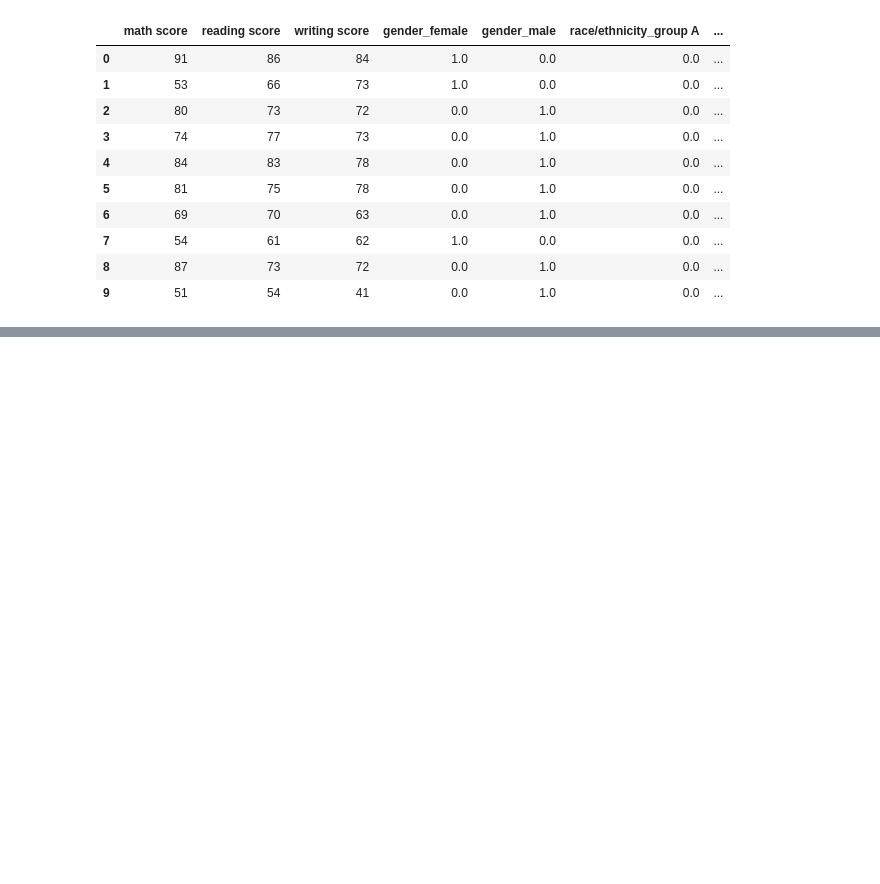
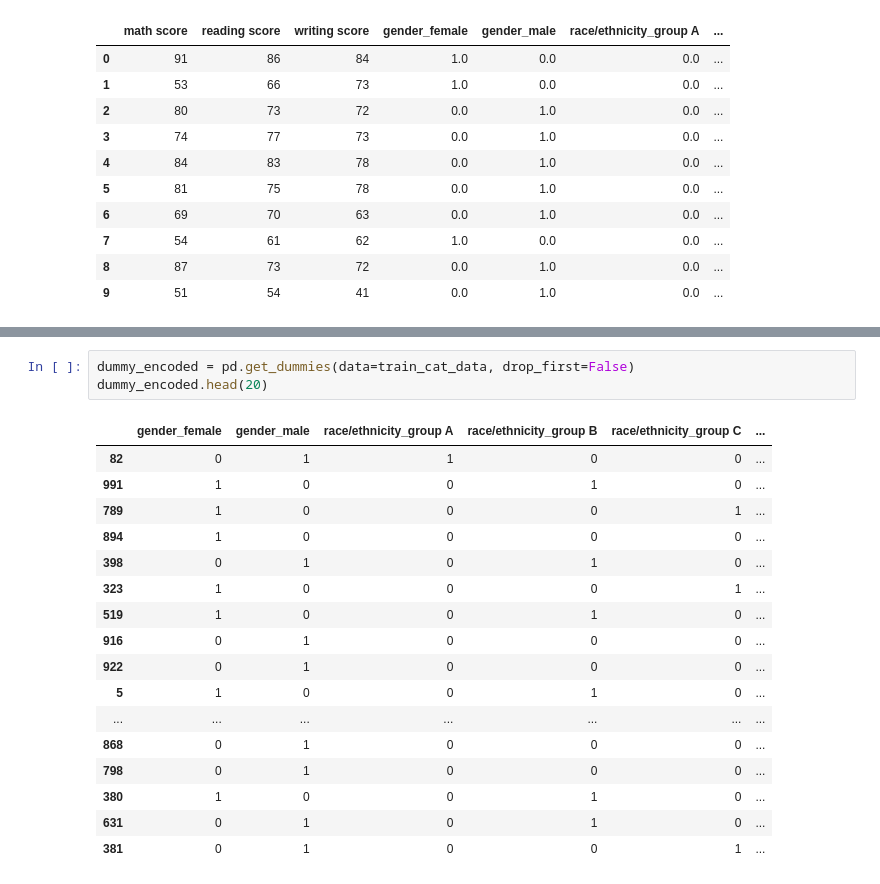
Before and after one commit to justinacgray/Data_Science, a Jupyter notebook: machine_learning_practice/student_perform/student_perform.ipynb, the cells around one changed output, grey strips where cells are left out. Saved outputs shown, nothing was run; the diff lists cells and outputs as text; blank space fills up the shorter version.

```diff
--- a/machine_learning_practice/student_perform/student_perform.ipynb
+++ b/machine_learning_practice/student_perform/student_perform.ipynb
@@ -247,0 +282,21 @@ X_test_df.head(10)
+# %%
+dummy_encoded = pd.get_dummies(data=train_cat_data, drop_first=False)
+dummy_encoded.head(20)
+# %% [output]
+|  | gender_female | gender_male | race/ethnicity_group A | race/ethnicity_group B | race/ethnicity_group C | ... |
+| 82 | 0 | 1 | 1 | 0 | 0 | ... |
+| 991 | 1 | 0 | 0 | 1 | 0 | ... |
+| 789 | 1 | 0 | 0 | 0 | 1 | ... |
+| 894 | 1 | 0 | 0 | 0 | 0 | ... |
+| 398 | 0 | 1 | 0 | 1 | 0 | ... |
+| 323 | 1 | 0 | 0 | 0 | 1 | ... |
+| 519 | 1 | 0 | 0 | 1 | 0 | ... |
+| 916 | 0 | 1 | 0 | 0 | 0 | ... |
+| 922 | 0 | 1 | 0 | 0 | 0 | ... |
+| 5 | 1 | 0 | 0 | 1 | 0 | ... |
+| ... | ... | ... | ... | ... | ... | ... |
+| 868 | 0 | 1 | 0 | 0 | 0 | ... |
+| 798 | 0 | 1 | 0 | 0 | 0 | ... |
+| 380 | 1 | 0 | 0 | 1 | 0 | ... |
+| 631 | 0 | 1 | 0 | 1 | 0 | ... |
+| 381 | 0 | 1 | 0 | 0 | 1 | ... |
```
Also changed, not shown: parts of 3 cells of this notebook, 5 other files.
